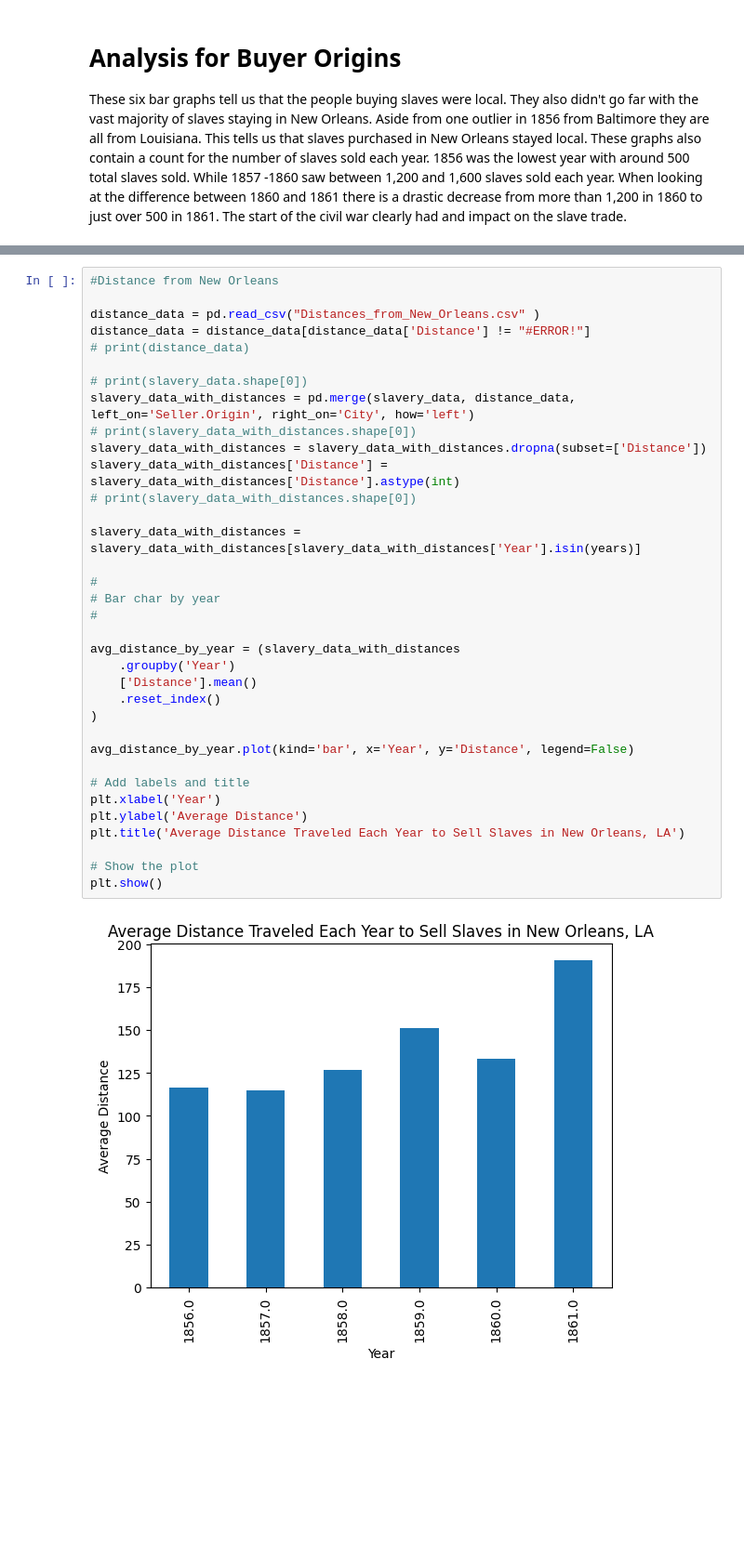
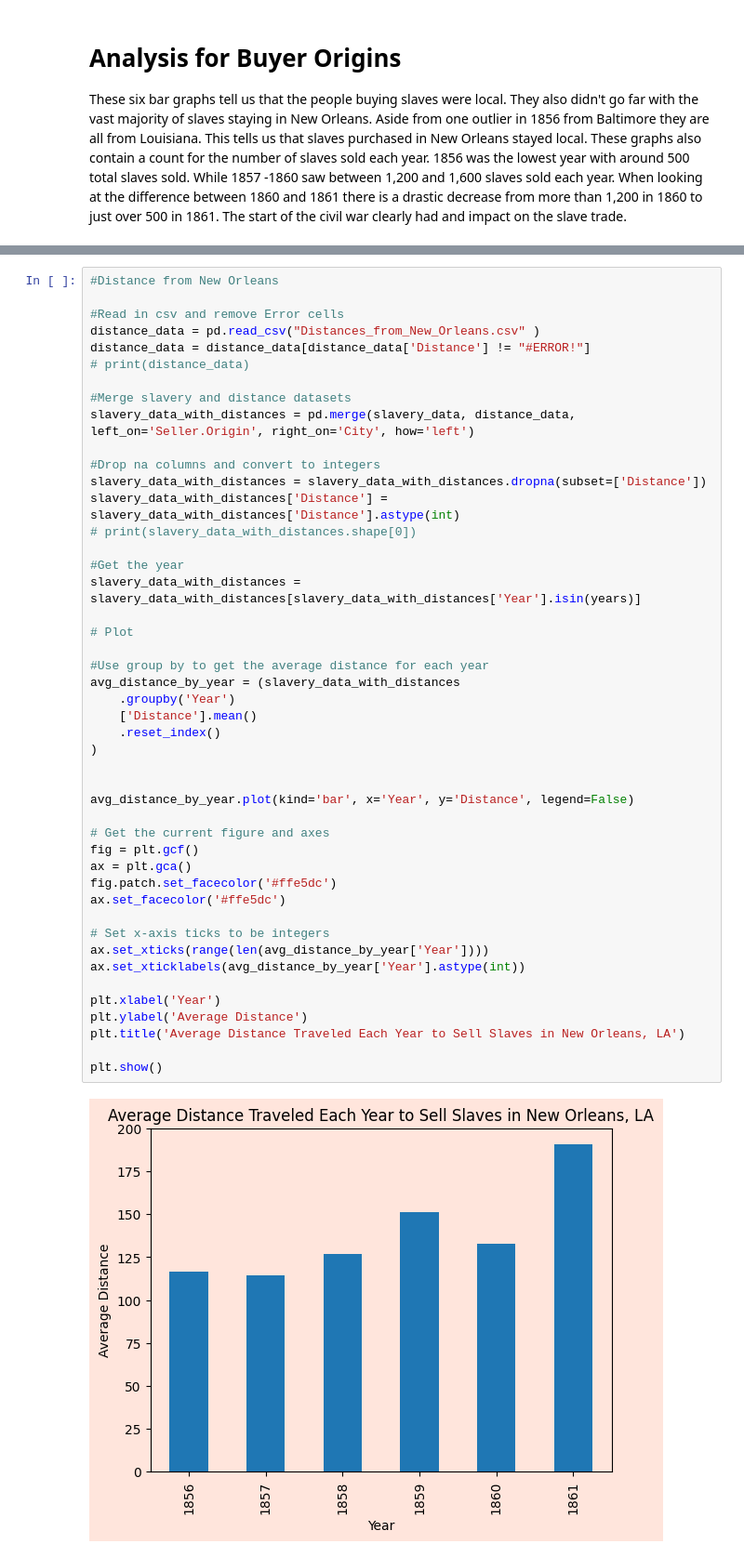
Before and after one commit to andrea-hayes/Research_Final_Project, a Jupyter notebook: slavery_analysis.ipynb, the cells around one changed output, grey strips where cells are left out. Shown at 93% size. Saved outputs shown, nothing was run; the diff lists cells and outputs as text; blank space fills up the shorter version.

```diff
--- a/slavery_analysis.ipynb
+++ b/slavery_analysis.ipynb
@@ -166,40 +178,51 @@ The bar graphs for where the sellers come from gives a much more interesting loo
 # %%
 #Distance from New Orleans
 
+#Read in csv and remove Error cells
 distance_data = pd.read_csv("Distances_from_New_Orleans.csv" )
 distance_data = distance_data[distance_data['Distance'] != "#ERROR!"]
 # print(distance_data)
 
-# print(slavery_data.shape[0])
+#Merge slavery and distance datasets
 slavery_data_with_distances = pd.merge(slavery_data, distance_data, left_on='Seller.Origin', right_on='City', how='left')
-# print(slavery_data_with_distances.shape[0])
+
+#Drop na columns and convert to integers
 slavery_data_with_distances = slavery_data_with_distances.dropna(subset=['Distance'])
 slavery_data_with_distances['Distance'] = slavery_data_with_distances['Distance'].astype(int)
 # print(slavery_data_with_distances.shape[0])
 
+#Get the year
 slavery_data_with_distances = slavery_data_with_distances[slavery_data_with_distances['Year'].isin(years)]
 
-#
-# Bar char by year
-#
+# Plot
 
+#Use group by to get the average distance for each year
 avg_distance_by_year = (slavery_data_with_distances
     .groupby('Year')
     ['Distance'].mean()
     .reset_index()
 )
 
+
 avg_distance_by_year.plot(kind='bar', x='Year', y='Distance', legend=False)
 
-# Add labels and title
+# Get the current figure and axes
+fig = plt.gcf()
+ax = plt.gca()
+fig.patch.set_facecolor('#ffe5dc')
+ax.set_facecolor('#ffe5dc')
+
+# Set x-axis ticks to be integers
+ax.set_xticks(range(len(avg_distance_by_year['Year'])))
+ax.set_xticklabels(avg_distance_by_year['Year'].astype(int))
+
 plt.xlabel('Year')
 plt.ylabel('Average Distance')
 plt.title('Average Distance Traveled Each Year to Sell Slaves in New Orleans, LA')
 
-# Show the plot
 plt.show()
 # %% [output]
-[figure, old version]
+[figure, new version]
 # %% [markdown]
 # Analysis of Distance Traveled
 
```
Also changed, not shown: parts of 10 cells of this notebook, 1 other file.
